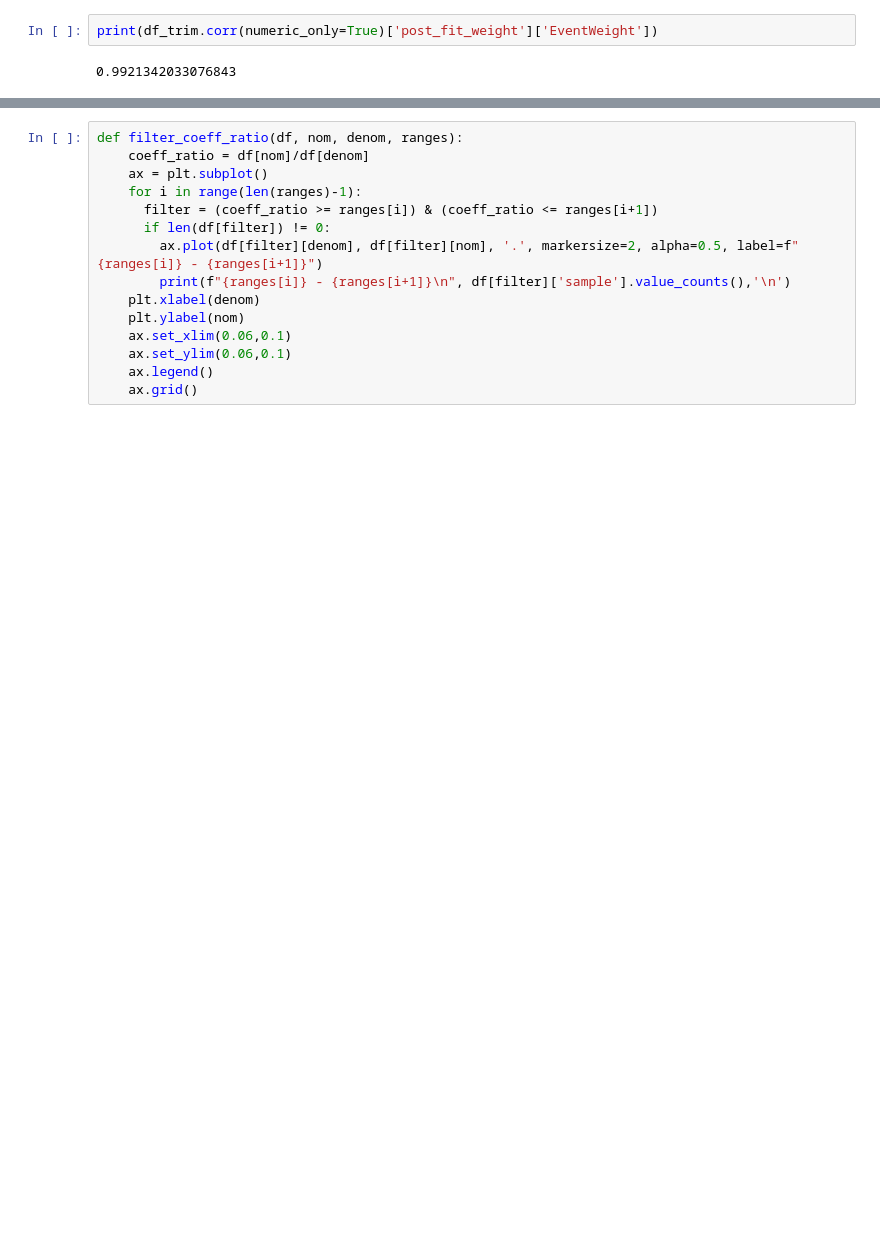
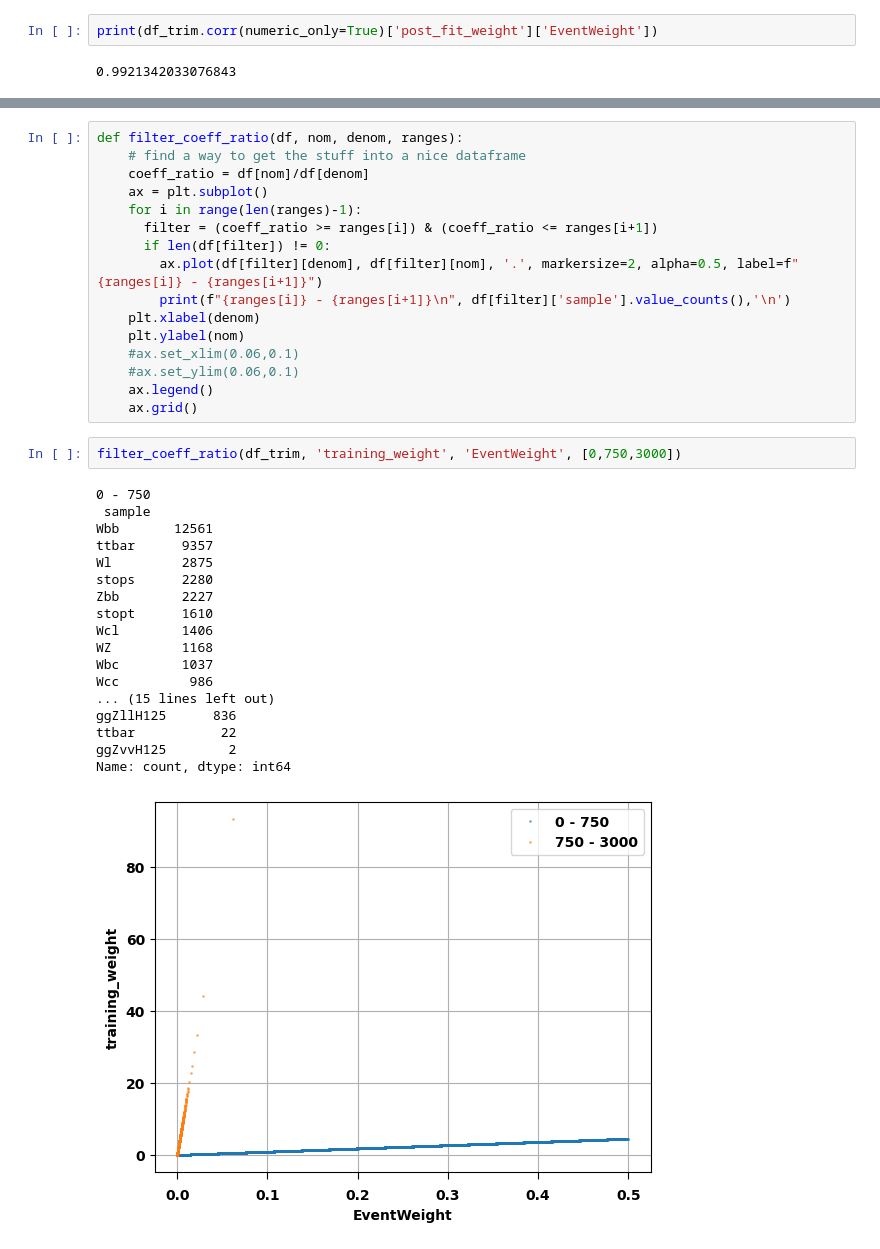
Before and after one commit to mondo-lee/in2HEP, a Jupyter notebook: notebooks/cuts_baseline.ipynb, the cells around one changed output, grey strips where cells are left out. Cells and saved outputs as stored; diff of their text form; blank space fills up the shorter version.

```diff
--- a/notebooks/cuts_baseline.ipynb
+++ b/notebooks/cuts_baseline.ipynb
@@ -147,5 +195,6 @@ bounding_lines([0.915,0.925,0.935,0.96,0.975,0.983,0.992,1.005,1.21,1.225,1.365,
 # %%
 def filter_coeff_ratio(df, nom, denom, ranges):
+    # find a way to get the stuff into a nice dataframe
     coeff_ratio = df[nom]/df[denom]
     ax = plt.subplot()
     for i in range(len(ranges)-1):
@@ -155,10 +204,31 @@ def filter_coeff_ratio(df, nom, denom, ranges):
         print(f"{ranges[i]} - {ranges[i+1]}\n", df[filter]['sample'].value_counts(),'\n')
     plt.xlabel(denom)
     plt.ylabel(nom)
-    ax.set_xlim(0.06,0.1)
-    ax.set_ylim(0.06,0.1)
+    #ax.set_xlim(0.06,0.1)
+    #ax.set_ylim(0.06,0.1)
     ax.legend()
     ax.grid()
+# %%
+filter_coeff_ratio(df_trim, 'training_weight', 'EventWeight', [0,750,3000])
+# %% [output]
+0 - 750
+ sample
+Wbb       12561
+ttbar      9357
+Wl         2875
+stops      2280
+Zbb        2227
+stopt      1610
+Wcl        1406
+WZ         1168
+Wbc        1037
+Wcc         986
+... (15 lines left out)
+ggZllH125      836
+ttbar           22
+ggZvvH125        2
+Name: count, dtype: int64
+[figure, added]
 # %%
 # filtering out different linear trends between post_fit_weight/training and EventWeight to 'reverse engineer' what contributes to the coefficients
 filter_coeff_ratio(df_trim, 'post_fit_weight', 'EventWeight', [0.915,0.925,0.935,0.96,0.975,0.983,0.992,1.005,1.21,1.225,1.365,1.375])
```
Also changed, not shown: parts of 24 cells of this notebook.
